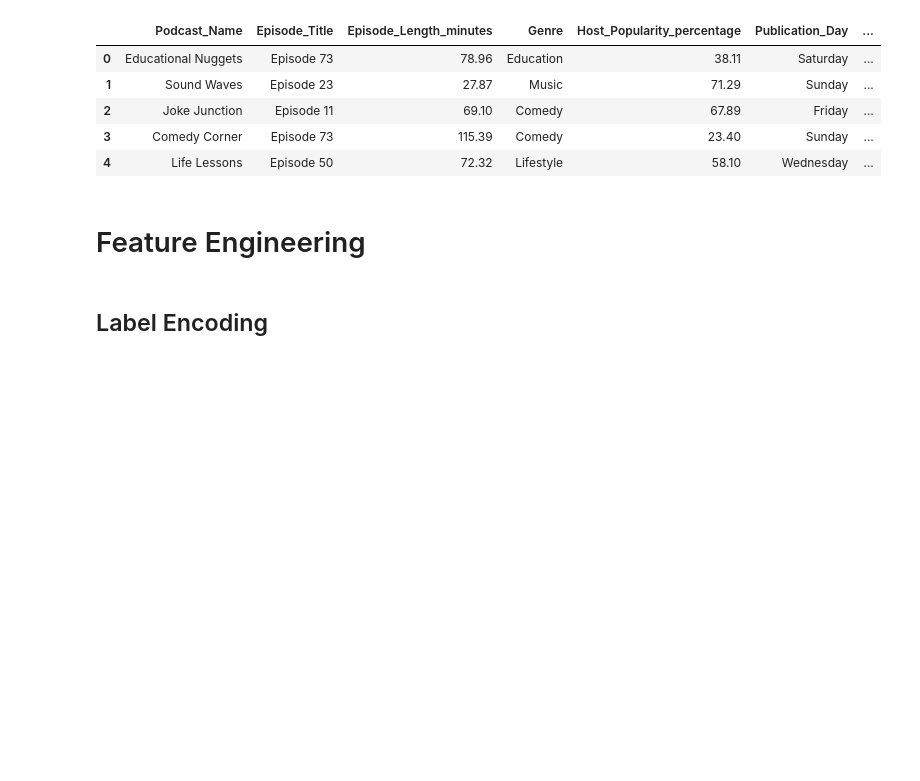
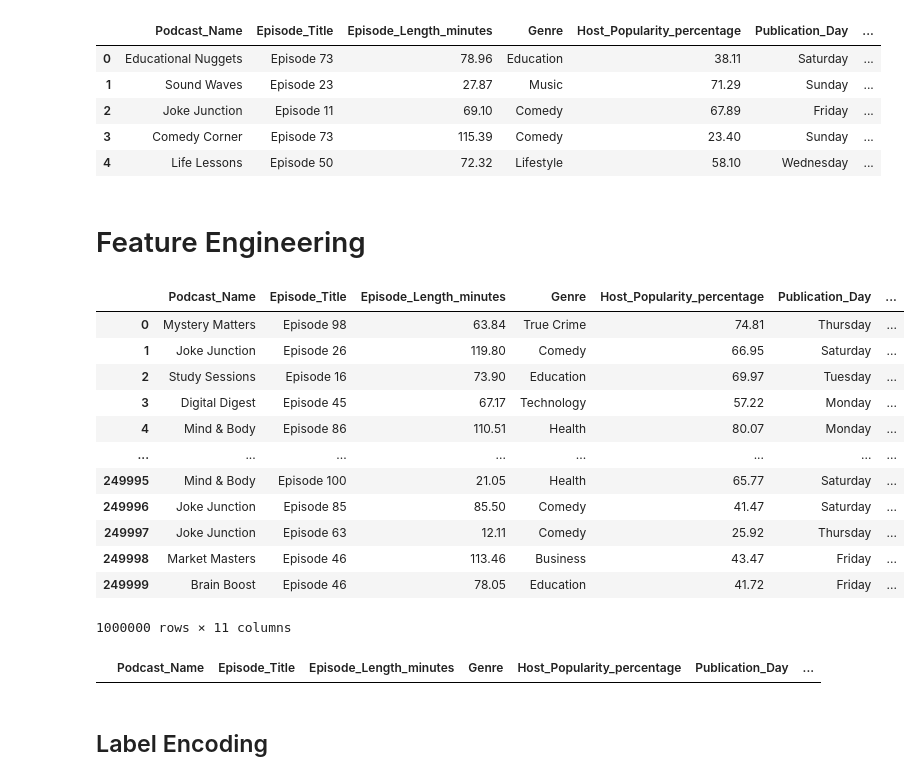
Before and after one commit to grishrana/KaggleCompetition, a Jupyter notebook: Predict_Podcast_Listening_Time/EDA_model.ipynb, the cells around one changed output. Drawn from its saved outputs; the diff is of its cells as text; code cells hidden in the pictures; blank space fills up the shorter version.

```diff
--- a/Predict_Podcast_Listening_Time/EDA_model.ipynb
+++ b/Predict_Podcast_Listening_Time/EDA_model.ipynb
@@ -333,5 +342,26 @@ test.head()
 | 4 | Life Lessons | Episode 50 | 72.32 | Lifestyle | 58.10 | Wednesday | ... |
 # %% [markdown]
 # Feature Engineering
+# %%
+df_train_test = pd.concat([train,test])
+df_train_test
+# %% [output]
+|  | Podcast_Name | Episode_Title | Episode_Length_minutes | Genre | Host_Popularity_percentage | Publication_Day | ... |
+| 0 | Mystery Matters | Episode 98 | 63.84 | True Crime | 74.81 | Thursday | ... |
+| 1 | Joke Junction | Episode 26 | 119.80 | Comedy | 66.95 | Saturday | ... |
+| 2 | Study Sessions | Episode 16 | 73.90 | Education | 69.97 | Tuesday | ... |
+| 3 | Digital Digest | Episode 45 | 67.17 | Technology | 57.22 | Monday | ... |
+| 4 | Mind & Body | Episode 86 | 110.51 | Health | 80.07 | Monday | ... |
+| ... | ... | ... | ... | ... | ... | ... | ... |
+| 249995 | Mind & Body | Episode 100 | 21.05 | Health | 65.77 | Saturday | ... |
+| 249996 | Joke Junction | Episode 85 | 85.50 | Comedy | 41.47 | Saturday | ... |
+| 249997 | Joke Junction | Episode 63 | 12.11 | Comedy | 25.92 | Thursday | ... |
+| 249998 | Market Masters | Episode 46 | 113.46 | Business | 43.47 | Friday | ... |
+| 249999 | Brain Boost | Episode 46 | 78.05 | Education | 41.72 | Friday | ... |
+1000000 rows × 11 columns
+# %%
+df_train_test[df_train_test["Genre"] == "Mystery Matters"]
+# %% [output]
+|  | Podcast_Name | Episode_Title | Episode_Length_minutes | Genre | Host_Popularity_percentage | Publication_Day | ... |
 # %% [markdown]
 ## Label Encoding
```
Also changed, not shown: parts of 83 cells of this notebook, 6 other files.
